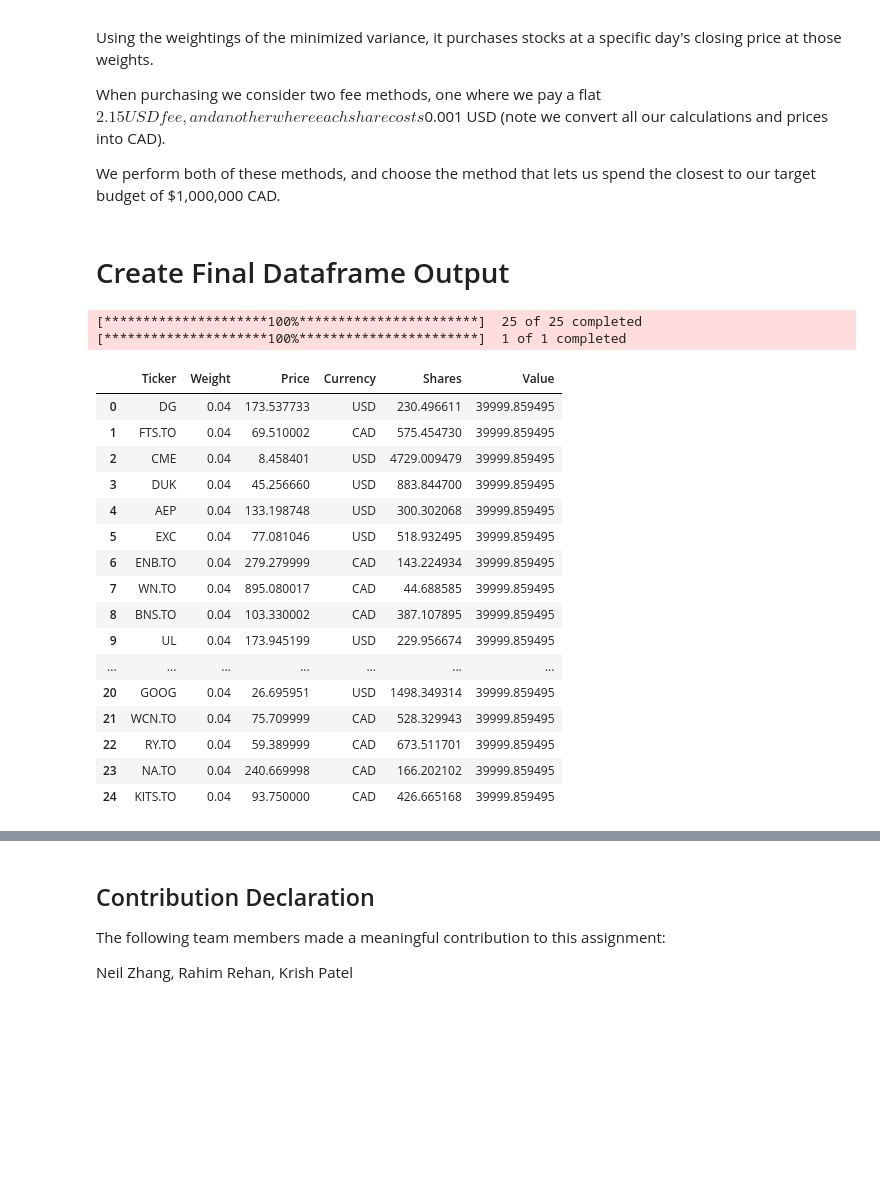
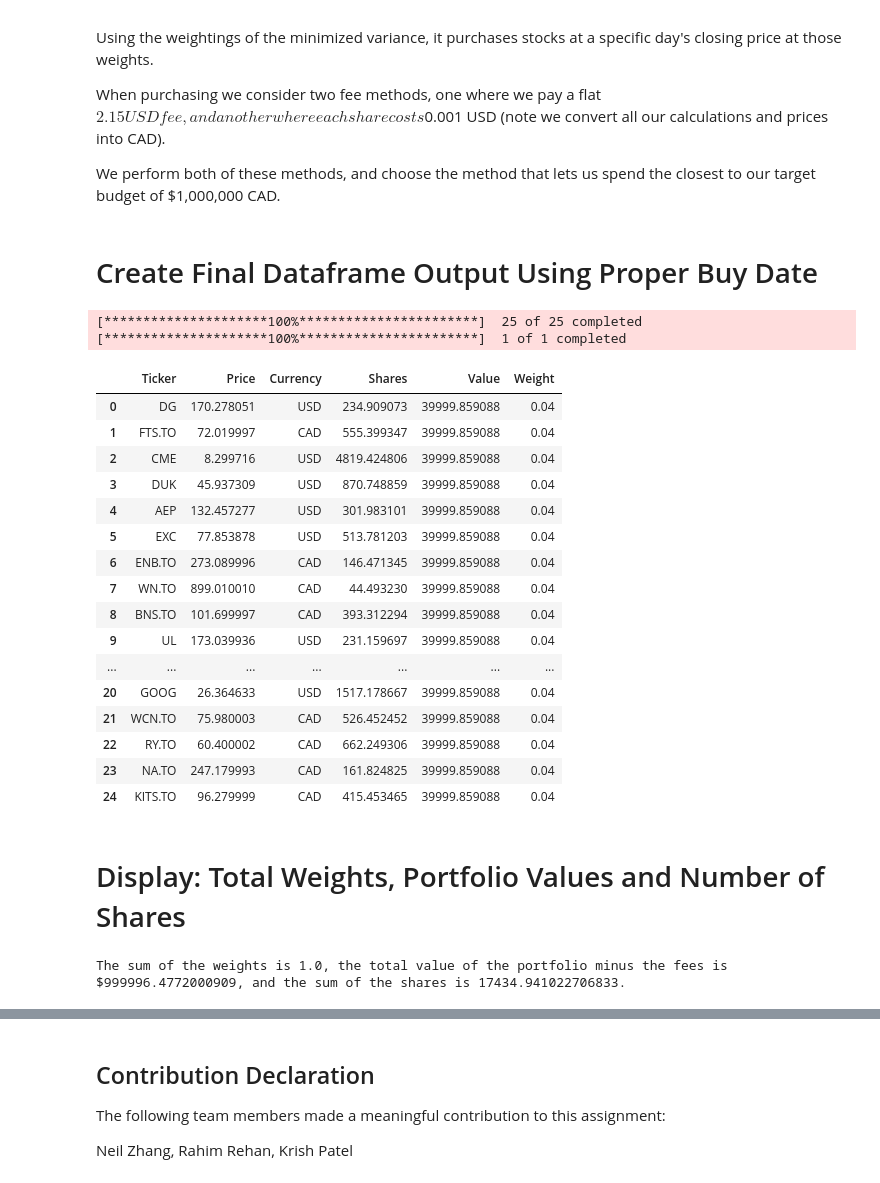
Before and after one commit to neilhaoyuan/risk-constrained-portfolio-optimizer, a Jupyter notebook: Team_15_Assignment.ipynb, the cells around one changed output, grey strips where cells are left out. Saved outputs shown, nothing was run; the diff lists cells and outputs as text; code cells hidden in the pictures; blank space fills up the shorter version.

```diff
--- a/Team_15_Assignment.ipynb
+++ b/Team_15_Assignment.ipynb
@@ -23,3 +25,20 @@ from threading import Thread
+# %%
+def last_trading_day(date=None):
+    if date is None:
+        date = datetime.today()
+    # Step back one day at a time until it's a weekday, aka Monday or Friday
+    while date.weekday() >= 5:
+        date -= timedelta(days=1)
+    return date
+
+# Important dates, some are dynamic some are hardcoded.
+
+# Hardcoded dates used to analyze the percent returns (and all subsequent calculations)
+returns_start = "2024-11-14"
+returns_end = "2025-11-14"
+
+# Will be used to purchase stocks. **TA NOTE: not sure if you wanted to manually put in the day you will be buying/running our code on. But here is the dynamic version.
+purchase_date = last_trading_day()
 # %% [markdown]
 # Input Filtering
 The following code will read in `Tickers.csv` and then perform filtration. The primary goal is to remove any duplicate tickers, any non US or Canadian companies, and any stocks that don’t trade at least 5000 shares between Oct 1, 2024 and Sep 30, 2025.
@@ -535,7 +606,7 @@ We have to perform a two-stage optimization.
 
 After running secondary optimization we check if any sector limits are broken, if they are we go and replace the least important stock in the heaviest sector with a replacement. Then we check again if this replacement has fulfilled the sector limit.
 # %%
-def compute_sector_weights(tickers, weights, info_df):
+def compute_sector_weights(tickers, weights, ordered_info_df):
     """
     Calculate how much of the portfolio, by weight, belongs to each sector.
     :param tickers: list of ticker names
@@ -545,7 +616,7 @@ def compute_sector_weights(tickers, weights, info_df):
     """
 
     # Make lookup by ticker
-    info_by_ticker = info_df.set_index("Ticker")
+    info_by_ticker = ordered_info_df.set_index("Ticker")
 
     sector_totals = {}  # Holds sum of weights for each sector
 
@@ -560,7 +631,7 @@ def compute_sector_weights(tickers, weights, info_df):
 
     return sector_totals
 
-def optimize_with_sector_limit(initial_tickers, returns_start, returns_end, info_df):
+def optimize_with_sector_limit(initial_tickers, returns_start, returns_end, ordered_info_df):
     """
     optimize_with_sector_limit will run optimization and enforce 40% sector-by-value constraint by replacing the
     smallest-weight stock in the overweight sector until constraints are satisfied or no replacements are possible
@@ -583,7 +654,7 @@ def optimize_with_sector_limit(initial_tickers, returns_start, returns_end, info
         weights = np.array(weights).flatten()
 
         # Get each sectors weights
-        sector_weights = compute_sector_weights(current_tickers, weights, info_df)
+        sector_weights = compute_sector_weights(current_tickers, weights, ordered_info_df)
 
         # Find the sector with the largest weight, if this one is valid that all others are valid
         heaviest_sector = None
@@ -597,8 +668,8 @@ def optimize_with_sector_limit(initial_tickers, returns_start, returns_end, info
         if heaviest_weight <= 0.4:
             return current_tickers, portfolio_variance, weights
 
-        # Find the least weighted, aka least important, stock of the heaviest sector
-        info_indexed = info_df.set_index("Ticker")
+        # The following finds the least (smallest) weighted, aka least important, stock of the heaviest sector
+        info_indexed = ordered_info_df.set_index("Ticker")
 
         smallest_weight = 100000 # Placeholder
         smallest_index = None
@@ -612,7 +683,7 @@ def optimize_with_sector_limit(initial_tickers, returns_start, returns_end, info
 
         # Get a replacement ticker to replace the least important heaviest sector
         replacement_ticker = None
-        for row in info_df.itertuples(index=False):
+        for row in ordered_info_df.itertuples(index=False):
             candidate = row.Ticker
             if candidate not in used_tickers:
                 replacement_ticker = candidate
@@ -779,40 +847,50 @@ def convert_closing(df, exchange_rate):
     df.loc[df["Currency"] == "USD", "Price"] = df["Price"] * exchange_rate
     return df
 # %% [markdown]
-# Create Final Dataframe Output
+# Create Final Dataframe Output Using Proper Buy Date
 # %%
 temp_df = pd.DataFrame({
     "Ticker": target[1],
     "Weight": target[2]
 })
 
-target_date = "2025-11-18" #Example
-end_date = "2025-11-19" #Example
+target_date = purchase_date
+end_date = purchase_date + timedelta(days=1) # yfinance is exclusive
 closing, usd_cad_rate = get_close_prices_and_rate(target[1], target_date, end_date)
 temp_df["Price"] = closing.to_numpy()
 temp_df = add_currency(temp_df,ordered_info_df)
 temp_df_cad = convert_closing(temp_df, usd_cad_rate)
 temp_df_cad = purchase_flat_fee(temp_df_cad, 1_000_000, usd_cad_rate)
 temp_df_cad = purchase_variable_fee(temp_df_cad, 1_000_000, usd_cad_rate)
 Portfolio_Final = ideal_shares(temp_df_cad)
+Portfolio_Final = Portfolio_Final[["Ticker", "Price", "Currency", "Shares", "Value", "Weight"]]
 Portfolio_Final
 # %% [output]
 [*********************100%***********************]  25 of 25 completed
 [*********************100%***********************]  1 of 1 completed
-|  | Ticker | Weight | Price | Currency | Shares | Value |
-| 0 | DG | 0.04 | 173.537733 | USD | 230.496611 | 39999.859495 |
-| 1 | FTS.TO | 0.04 | 69.510002 | CAD | 575.454730 | 39999.859495 |
-| 2 | CME | 0.04 | 8.458401 | USD | 4729.009479 | 39999.859495 |
-| 3 | DUK | 0.04 | 45.256660 | USD | 883.844700 | 39999.859495 |
-| 4 | AEP | 0.04 | 133.198748 | USD | 300.302068 | 39999.859495 |
-| 5 | EXC | 0.04 | 77.081046 | USD | 518.932495 | 39999.859495 |
-| 6 | ENB.TO | 0.04 | 279.279999 | CAD | 143.224934 | 39999.859495 |
-| 7 | WN.TO | 0.04 | 895.080017 | CAD | 44.688585 | 39999.859495 |
-| 8 | BNS.TO | 0.04 | 103.330002 | CAD | 387.107895 | 39999.859495 |
-| 9 | UL | 0.04 | 173.945199 | USD | 229.956674 | 39999.859495 |
+|  | Ticker | Price | Currency | Shares | Value | Weight |
+| 0 | DG | 170.278051 | USD | 234.909073 | 39999.859088 | 0.04 |
+| 1 | FTS.TO | 72.019997 | CAD | 555.399347 | 39999.859088 | 0.04 |
+| 2 | CME | 8.299716 | USD | 4819.424806 | 39999.859088 | 0.04 |
+| 3 | DUK | 45.937309 | USD | 870.748859 | 39999.859088 | 0.04 |
+| 4 | AEP | 132.457277 | USD | 301.983101 | 39999.859088 | 0.04 |
+| 5 | EXC | 77.853878 | USD | 513.781203 | 39999.859088 | 0.04 |
+| 6 | ENB.TO | 273.089996 | CAD | 146.471345 | 39999.859088 | 0.04 |
+| 7 | WN.TO | 899.010010 | CAD | 44.493230 | 39999.859088 | 0.04 |
+| 8 | BNS.TO | 101.699997 | CAD | 393.312294 | 39999.859088 | 0.04 |
+| 9 | UL | 173.039936 | USD | 231.159697 | 39999.859088 | 0.04 |
 | ... | ... | ... | ... | ... | ... | ... |
-| 20 | GOOG | 0.04 | 26.695951 | USD | 1498.349314 | 39999.859495 |
-| 21 | WCN.TO | 0.04 | 75.709999 | CAD | 528.329943 | 39999.859495 |
-| 22 | RY.TO | 0.04 | 59.389999 | CAD | 673.511701 | 39999.859495 |
-| 23 | NA.TO | 0.04 | 240.669998 | CAD | 166.202102 | 39999.859495 |
-| 24 | KITS.TO | 0.04 | 93.750000 | CAD | 426.665168 | 39999.859495 |
+| 20 | GOOG | 26.364633 | USD | 1517.178667 | 39999.859088 | 0.04 |
+| 21 | WCN.TO | 75.980003 | CAD | 526.452452 | 39999.859088 | 0.04 |
+| 22 | RY.TO | 60.400002 | CAD | 662.249306 | 39999.859088 | 0.04 |
+| 23 | NA.TO | 247.179993 | CAD | 161.824825 | 39999.859088 | 0.04 |
+| 24 | KITS.TO | 96.279999 | CAD | 415.453465 | 39999.859088 | 0.04 |
+# %% [markdown]
+# Display: Total Weights, Portfolio Values and Number of Shares
+# %%
+sum_weight = Portfolio_Final["Weight"].sum() # Doesn't return 1 properly because floats can't sum to exact integers
+sum_shares = Portfolio_Final["Shares"].sum()
+sum_value = Portfolio_Final["Value"].sum()
+print(f"The sum of the weights is {sum_weight}, the total value of the portfolio minus the fees is ${sum_value}, and the sum of the shares is {sum_shares}.")
+# %% [output]
+The sum of the weights is 1.0, the total value of the portfolio minus the fees is $999996.4772000909, and the sum of the shares is 17434.941022706833.
```
Also changed, not shown: parts of 22 cells of this notebook, 1 other file.
